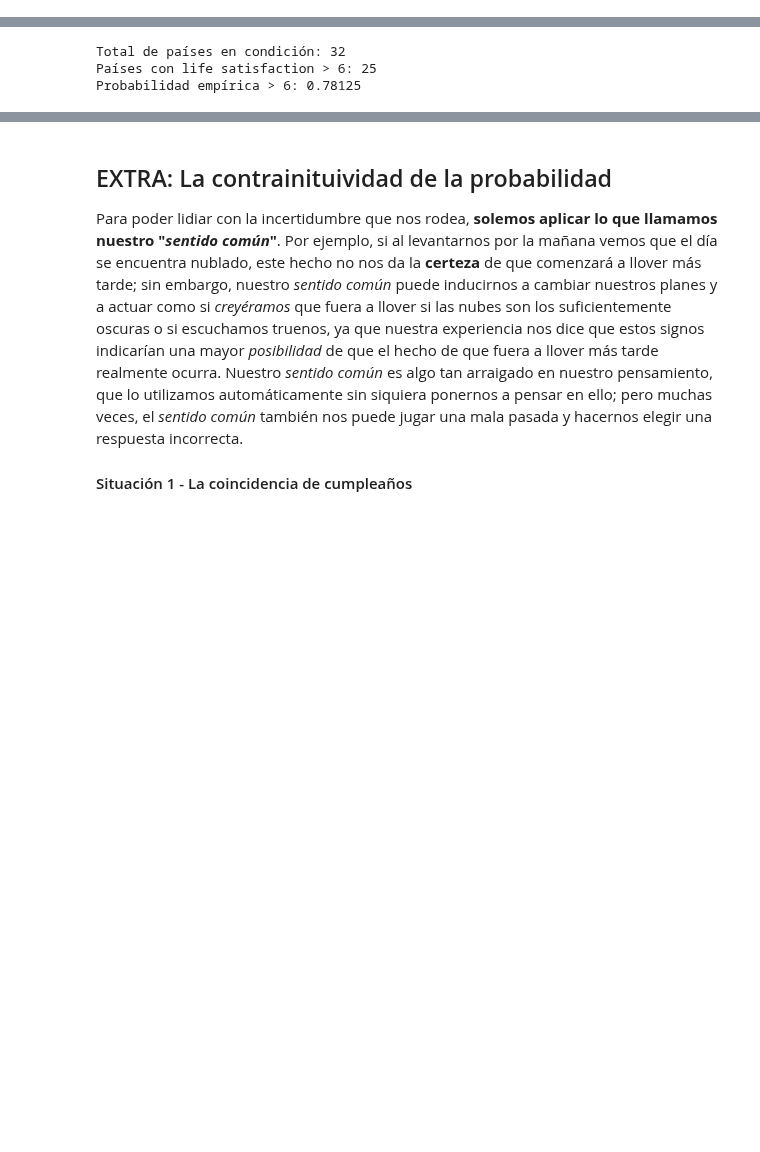
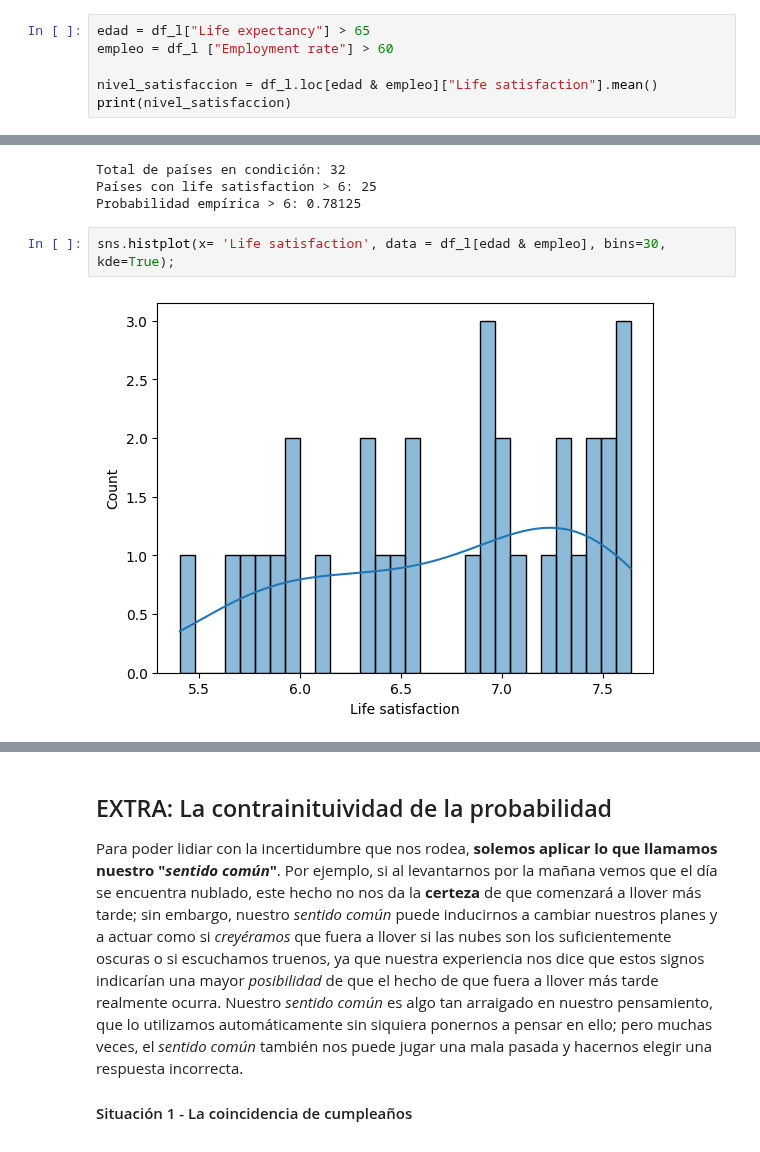
Before and after one commit to alejandroarbide/DS_Online_Ale_Arbide, a Jupyter notebook: 04_Machine_Learning/Sprint_09/Unidad_01_Estadistica_Inferencial/03_Practica_Obligatoria/18_Practica_Obligatoria_Estadistica_Inferencial.ipynb, the cells around one changed output, grey strips where cells are left out. Cells and saved outputs as stored; diff of their text form; blank space fills up the shorter version.

```diff
--- a/04_Machine_Learning/Sprint_09/Unidad_01_Estadistica_Inferencial/03_Practica_Obligatoria/18_Practica_Obligatoria_Estadistica_Inferencial.ipynb
+++ b/04_Machine_Learning/Sprint_09/Unidad_01_Estadistica_Inferencial/03_Practica_Obligatoria/18_Practica_Obligatoria_Estadistica_Inferencial.ipynb
@@ -226,3 +334,9 @@ media_filtrada = sats_filtradas.mean()
 print("Satisfacción vital media (esperanza >65 y empleo >60):", media_filtrada)
 # %% [output]
 Satisfacción vital media (esperanza >65 y empleo >60): 6.74614501634108
+# %%
+edad = df_l["Life expectancy"] > 65
+empleo = df_l ["Employment rate"] > 60
+
+nivel_satisfaccion = df_l.loc[edad & empleo]["Life satisfaction"].mean()
+print(nivel_satisfaccion)
@@ -247,3 +363,7 @@ print("Probabilidad empírica > 6:", prob_gt_6)
 Total de países en condición: 32
 Países con life satisfaction > 6: 25
 Probabilidad empírica > 6: 0.78125
+# %%
+sns.histplot(x= 'Life satisfaction', data = df_l[edad & empleo], bins=30, kde=True);
+# %% [output]
+[figure, added]
```
Also changed, not shown: parts of 15 cells of this notebook.
